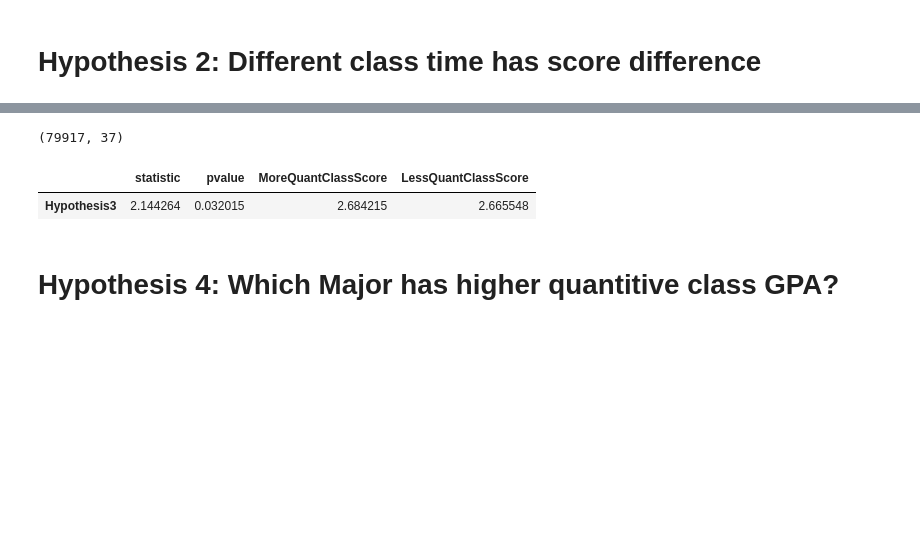
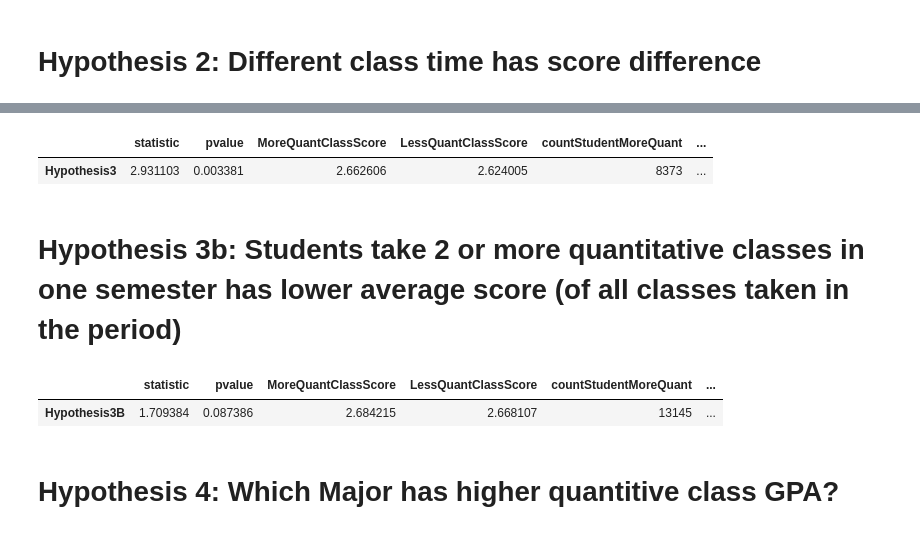
Before and after one commit to coolcottontail/research, a Jupyter notebook: research.ipynb, the cells around one changed output, grey strips where cells are left out. Cells and saved outputs as stored; diff of their text form; code cells hidden in the pictures; blank space fills up the shorter version.

```diff
--- a/research.ipynb
+++ b/research.ipynb
@@ -100,11 +100,16 @@ print(df4.shape)
 dataList = [df1,df2, df3,df4]
 for data in dataList:
     print(data.shape)
-dfCBA = pd.concat(dataList).sort_values(by=['EMPLID','CLASS_TERM'])
-print(dfCBA.shape)
+dfCBA0 = pd.concat(dataList).sort_values(by=['EMPLID','CLASS_TERM'])
+print(dfCBA0.shape)
 # %% [output]
 (49882, 30)
 (122476, 30)
 (15895, 30)
 (113787, 30)
 (302040, 30)
+# %%
+dfCBA0["course_date"] = dfCBA0["CTERM_TERM_LDESC"].apply(lambda x: datetime.strptime(x.replace("Fall","09 01").replace("Spring","03 01").replace("Summer","06 01"), "%m %d %Y"))
+dfCBA1 = dfCBA0["course_date"].groupby(dfCBA0["EMPLID"]).agg({'course_counts': 'count', 'start_date': np.min, 'end_date': np.max })
+dfCBA = dfCBA0.merge(dfCBA1, on = ['EMPLID'], how ='left')
+dfCBA.shape
@@ -114,7 +121,7 @@ import numpy as np
 #select from 11 classes
 cbaClassList = ["Business Communications","Business Finance","Business Statistics I","Business Strategy & Policy","International Business","Legal & Regulatry Env Business","Management Information Systems","Marketing","Organizational Behavior","Princip of Mgmt and Operations","Principles of Management"]
 cbaClassCode = ['HRM 360', 'MKTG 300', 'MGMT 425', 'I S 310', 'MGMT 300', 'FIN 300', 'BLAW 320', 'I S 300', 'CBA 300', 'I S 301']
-quantitativeList = ['FIN 300', 'I S 300', 'I S 301']
+quantitativeList = ['FIN 300', 'I S 300', 'I S 310']
 
 dfCBA11 =  dfCBA[dfCBA['CLASS_DESCR'].isin(cbaClassList)]
 
@@ -139,4 +146,6 @@ print(df_ttest.shape)
 df_quantGPA = df_ttest[['EMPLID', 'score', 'lesson']].loc[df_ttest['lesson'].isin(quantitativeList)]
 df_quantGPA1 = df_quantGPA.groupby('EMPLID').agg({'score':'mean'}).rename(columns={'score':'quantGPA'}).reset_index()
 df_ttest = df_ttest.merge(df_quantGPA1, on = ['EMPLID'], how ='left')
+
+df_ttest.head()
 # %% [output]
@@ -238,0 +527,11 @@ results_df
+# %%
+df_ttest["quantitative"] = df_ttest['lesson'].apply(lambda x: 1 if x in quantitativeList else  0)
+df1 = df_ttest[ df_ttest['lesson'].isin(quantitativeList) ]
+df2 = df1[["EMPLID", 'CTERM_TERM_LDESC', 'quantitative', 'lesson','score']].drop_duplicates().sort_values('EMPLID')
+
+#print(df.tail(100))
+
+df3 = df2.groupby(['EMPLID', 'CTERM_TERM_LDESC'])['quantitative'].sum().reset_index().rename(columns={'quantitative':'sum_quantitative'})
+df_hyp3 = df1.merge(df3, on = ['EMPLID','CTERM_TERM_LDESC'], how ='left')
+
+df_hyp3.describe()
@@ -239,32 +548,57 @@ results_df
 # %%
-quantitativeList = ['FIN 300', 'I S 300', 'I S 310']
 df_ttest["quantitative"] = df_ttest['lesson'].apply(lambda x: 1 if x in quantitativeList else  0)
-#df_ttest.head(10)
+df = df_ttest[ df_ttest['lesson'].isin(quantitativeList) ]
 
-df2 = df_ttest.groupby(['EMPLID', 'CTERM_TERM_LDESC'])['quantitative'].sum().reset_index().rename(columns={'quantitative':'sum_quantitative'})
-df_hyp3 = df_ttest.merge(df2, on = ['EMPLID','CTERM_TERM_LDESC'], how ='left')
+#print(df.tail(100))
 
-#print(df_ttest.shape)
-print(df_quant.shape)
+df2 = df.groupby(['EMPLID', 'CTERM_TERM_LDESC'])['quantitative'].sum().reset_index().rename(columns={'quantitative':'sum_quantitative'})
+df_hyp3 = df.merge(df2, on = ['EMPLID','CTERM_TERM_LDESC'], how ='left')
 
-def run_ttest_on_quant():
+
+def run_ttest_on_quant(df_hyp3):
     group1 = df_hyp3[ df_hyp3["sum_quantitative"] >= 2 ]
     group2 = df_hyp3[ df_hyp3["sum_quantitative"] <  2 ]
 
-    return scipy.stats.ttest_ind(group1['score'], group2['score']), (group1["score"].mean(), group2["score"].mean())
+    return scipy.stats.ttest_ind(group1['score'], group2['score']), (group1["score"].mean(), group2["score"].mean(),  group1["score"].count(), group2["score"].count())
 
 t_test_results = {}
 scores = {}
-t_test_results["Hypothesis3"], scores["Hypothesis3"] = run_ttest_on_quant()
+t_test_results["Hypothesis3"], scores["Hypothesis3"] = run_ttest_on_quant(df_hyp3)
 results_df = pd.DataFrame.from_dict(t_test_results, orient='Index')
 scores_df = pd.DataFrame.from_dict(scores, orient='Index')
 results_df['MoreQuantClassScore'] = scores_df[0].to_numpy()
 results_df['LessQuantClassScore'] = scores_df[1].to_numpy()
+results_df['countStudentMoreQuant'] = scores_df[2].to_numpy()
+results_df['countStudentLessQuant'] = scores_df[3].to_numpy()
 results_df
 # %% [output]
-(79917, 37)
-|  | statistic | pvalue | MoreQuantClassScore | LessQuantClassScore |
-| Hypothesis3 | 2.144264 | 0.032015 | 2.684215 | 2.665548 |
+|  | statistic | pvalue | MoreQuantClassScore | LessQuantClassScore | countStudentMoreQuant | ... |
+| Hypothesis3 | 2.931103 | 0.003381 | 2.662606 | 2.624005 | 8373 | ... |
+# %% [markdown]
+# Hypothesis 3b: Students take 2 or more quantitative classes in one semester has lower average score (of all classes taken in the period)
+# %%
+df_ttest["quantitative"] = df_ttest['lesson'].apply(lambda x: 1 if x in quantitativeList else  0)
+df = df_ttest[ df_ttest['lesson'].isin(quantitativeList) ]
+
+#print(df.tail(100))
+
+df2 = df.groupby(['EMPLID', 'CTERM_TERM_LDESC'])['quantitative'].sum().reset_index().rename(columns={'quantitative':'sum_quantitative'})
+df_hyp3b = df_ttest.merge(df2, on = ['EMPLID','CTERM_TERM_LDESC'], how ='left')
+
+
+t_test_results = {}
+scores = {}
+t_test_results["Hypothesis3B"], scores["Hypothesis3B"] = run_ttest_on_quant(df_hyp3b)
+results_df = pd.DataFrame.from_dict(t_test_results, orient='Index')
+scores_df = pd.DataFrame.from_dict(scores, orient='Index')
+results_df['MoreQuantClassScore'] = scores_df[0].to_numpy()
+results_df['LessQuantClassScore'] = scores_df[1].to_numpy()
+results_df['countStudentMoreQuant'] = scores_df[2].to_numpy()
+results_df['countStudentLessQuant'] = scores_df[3].to_numpy()
+results_df
+# %% [output]
+|  | statistic | pvalue | MoreQuantClassScore | LessQuantClassScore | countStudentMoreQuant | ... |
+| Hypothesis3B | 1.709384 | 0.087386 | 2.684215 | 2.668107 | 13145 | ... |
 # %% [markdown]
 # Hypothesis 4: Which Major has higher quantitive class GPA?
 # %%
```
Also changed, not shown: parts of 41 cells of this notebook.
